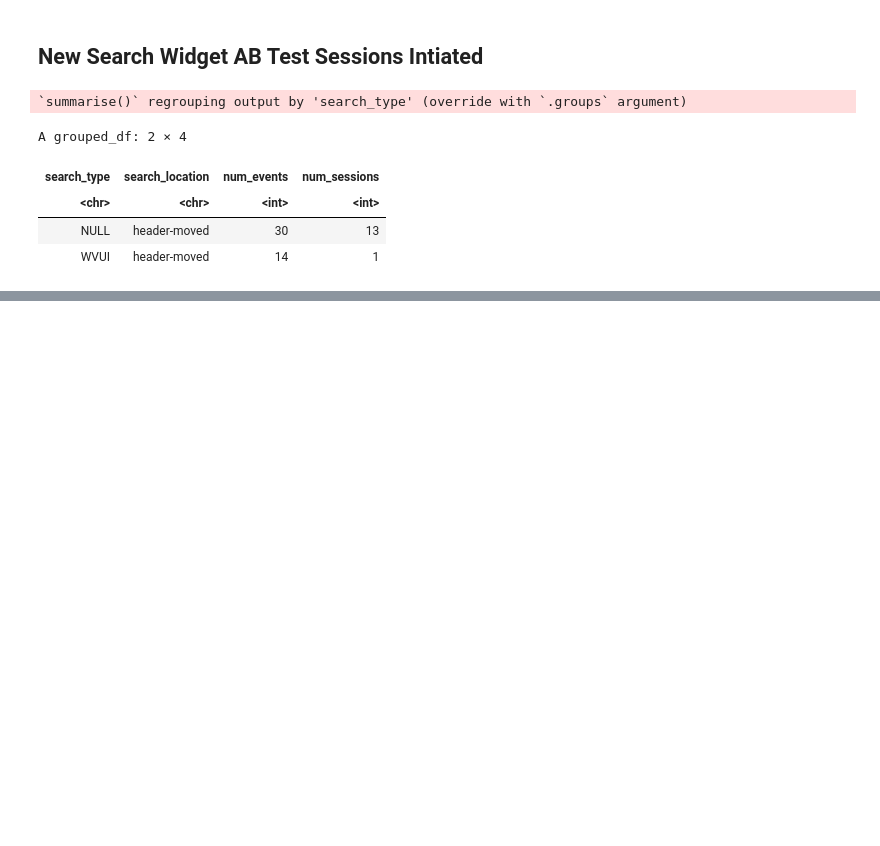
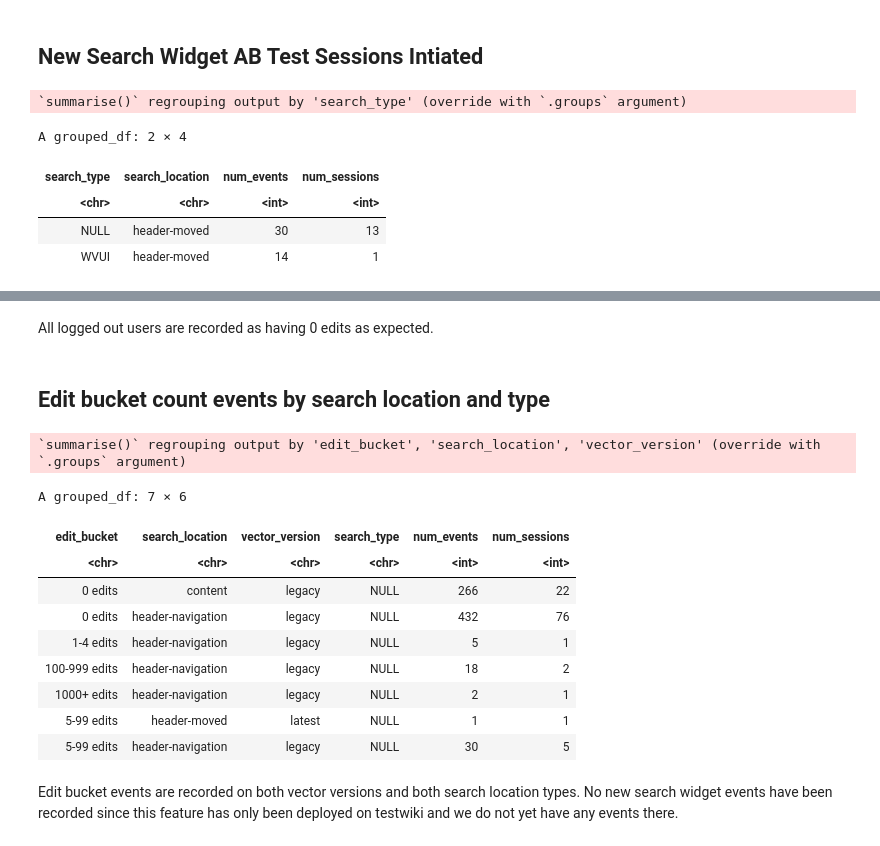
Before and after one commit to wikimedia-research/Desktop-Improvements-Search-Move-Analysis-2020, a Jupyter notebook: Post-deployment-data-QA/Post-deployment-data-QA.ipynb, the cells around one changed output, grey strips where cells are left out. Saved outputs shown, nothing was run; the diff lists cells and outputs as text; code cells hidden in the pictures; blank space fills up the shorter version.

```diff
--- a/Post-deployment-data-QA/Post-deployment-data-QA.ipynb
+++ b/Post-deployment-data-QA/Post-deployment-data-QA.ipynb
@@ -1052,0 +1150,30 @@ There have not been sufficent number of events to confirm AB Bucketing but I've
+# %% [markdown]
+All logged out users are recorded as having 0 edits as expected.
+# %% [markdown]
+## Edit bucket count events by search location and type
+# %%
+editbucket_events_bysearchtype <- search_sessions_weditbucket %>%
+# review search sessions initated with edit bucket recorded
+    filter(edit_bucket != 'NULL',
+            source_type == 'autocomplete',
+          action_type == 'searchResultPage') %>%
+    group_by(edit_bucket, search_location, vector_version, search_type) %>%
+    summarise(num_events = sum(events),
+             num_sessions = n_distinct(search_session))
+
+
+editbucket_events_bysearchtype
+# %% [output]
+`summarise()` regrouping output by 'edit_bucket', 'search_location', 'vector_version' (override with `.groups` argument)
+A grouped_df: 7 × 6
+| edit_bucket | search_location | vector_version | search_type | num_events | num_sessions |
+| <chr> | <chr> | <chr> | <chr> | <int> | <int> |
+| 0 edits | content | legacy | NULL | 266 | 22 |
+| 0 edits | header-navigation | legacy | NULL | 432 | 76 |
+| 1-4 edits | header-navigation | legacy | NULL | 5 | 1 |
+| 100-999 edits | header-navigation | legacy | NULL | 18 | 2 |
+| 1000+ edits | header-navigation | legacy | NULL | 2 | 1 |
+| 5-99 edits | header-moved | latest | NULL | 1 | 1 |
+| 5-99 edits | header-navigation | legacy | NULL | 30 | 5 |
+# %% [markdown]
+Edit bucket events are recorded on both vector versions and both search location types. No new search widget events have been recorded since this feature has only been deployed on testwiki and we do not yet have any events there.
```
Also changed, not shown: parts of 11 cells of this notebook.
